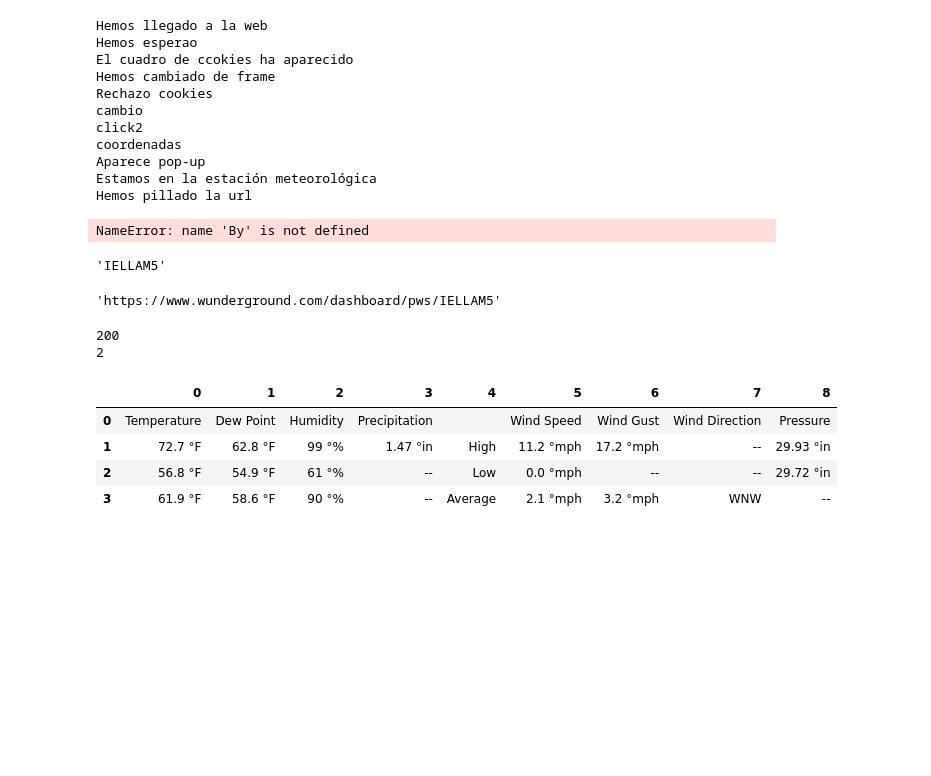
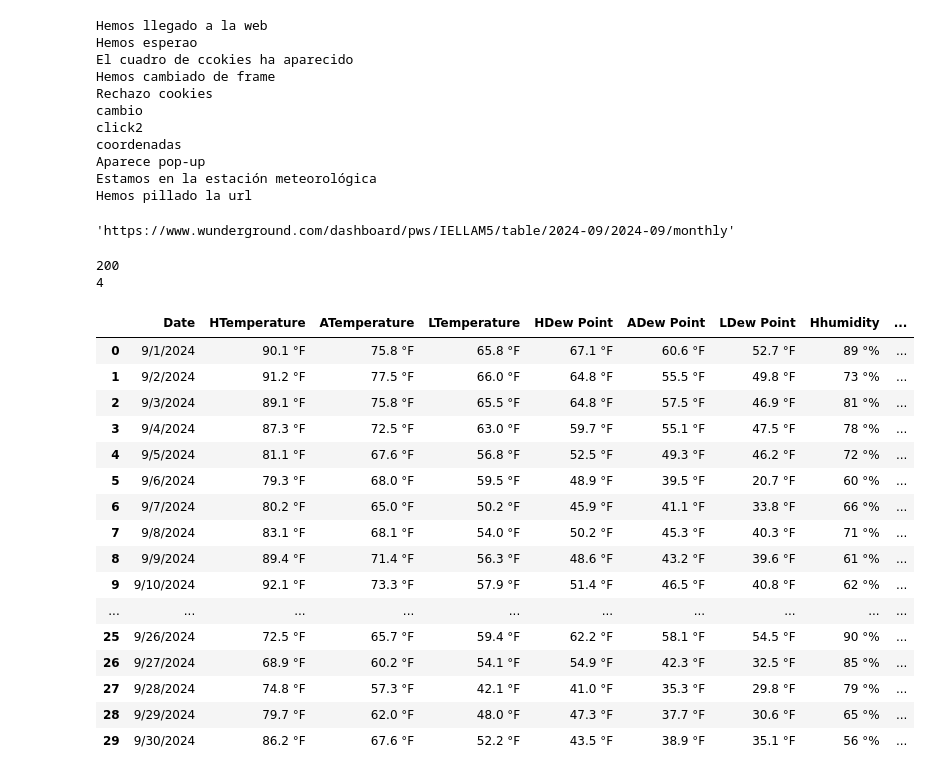
Before and after one commit to fdzvictor/m3_lab3_selenium, a Jupyter notebook: Scrap_wundergrund.ipynb, the cells around one changed output. Cells and saved outputs as stored; diff of their text form; code cells hidden in the pictures; blank space fills up the shorter version.

Commit message:
Tabla correcta done. queda automatización y limpieza de funciones

```diff
--- a/Scrap_wundergrund.ipynb
+++ b/Scrap_wundergrund.ipynb
@@ -105,10 +129,9 @@ driver.find_element("css selector",'#notice > div.message-component.message-row.
 print("Rechazo cookies")
 driver.switch_to.default_content()
 sleep(1)
+print("cambio")
 
-print("cambio")
 sleep(2)
-
 driver.find_element("xpath",'/html/body/app-root/app-history-search/one-column-layout/wu-header/sidenav/mat-sidenav-container/mat-sidenav-content/div[1]/div[2]/lib-search/div/div/div/input').click()
 print("click2")
 
@@ -126,8 +149,8 @@ print("Estamos en la estación meteorológica")
 url_coordenadas = driver.find_element("xpath", '/html/head/link[51]').get_attribute("href")
 print("Hemos pillado la url")
 sleep(3)
-tabla = driver.find_element(By.XPATH,'/html/body/app-root/app-dashboard/one-column-layout/wu-header/sidenav/mat-sidenav-container/mat-sidenav-content/div[2]/section/section[1]/div[1]/div/section/div/div/div/lib-history/div[2]/lib-history-table/div').text
-print("Hemos llegado a la tabla")
+# tabla = driver.find_element(By.XPATH,'/html/body/app-root/app-dashboard/one-column-layout/wu-header/sidenav/mat-sidenav-container/mat-sidenav-content/div[2]/section/section[1]/div[1]/div/section/div/div/div/lib-history/div[2]/lib-history-table/div').text
+# print("Hemos llegado a la tabla")
 # %% [output]
 Hemos llegado a la web
 Hemos esperao
@@ -140,56 +163,57 @@ coordenadas
 Aparece pop-up
 Estamos en la estación meteorológica
 Hemos pillado la url
-NameError: name 'By' is not defined
 # %%
 codigo_estacion = url_coordenadas.split("/")[-1]
-for mes in range (1-10):
+for mes in range (1,10):
     url_a_rellenar = f"https://www.wunderground.com/dashboard/pws/{codigo_estacion}/table/2024-0{mes}/2024-0{mes}/monthly"
 
 #Automatizar todo con el 4loop
-# %% [output]
-'IELLAM5'
 # %%
 url_coordenadas
+url_a_rellenar
 # %% [output]
-'https://www.wunderground.com/dashboard/pws/IELLAM5'
+'https://www.wunderground.com/dashboard/pws/IELLAM5/table/2024-09/2024-09/monthly'
 # %%
-url_wunder = url_coordenadas
+url_wunder = url_a_rellenar
 response_wunder = requests.get(url_wunder)
 print(response_wunder.status_code)
 sopa_wunder = BeautifulSoup(response_wunder.content, "html.parser")
 
 
 tablas_wunder = sopa_wunder.findAll("table")
 print (len(tablas_wunder))
 
+# sopa_wunder.find_all("tr")
 rows = []
 headers = [header.text for header in sopa_wunder.find_all('th')]
-for row in sopa_wunder.find_all('tr')[1:]:
-    rows.append([cell.text.strip() for cell in row.find_all(['th', 'td'])])
+for row in sopa_wunder.find_all('tr')[44:]:
+    rows.append([cell.text.strip() for cell in row.find_all(['td'])])
 
 
-headers = ["Temperature","Dew Point","Humidity","Precipitation","Wind Speed","Wind Gust","Wind Direction","Pressure"]
+headers = ["Date","HTemperature","ATemperature","LTemperature","HDew Point","ADew Point","LDew Point","Hhumidity","Ahumidity","Lhumidity","HSpeed","ASpeed","LSpeed","HPressure","LPressure","Acum precip."]
 
-df = pd.DataFrame(rows)
-df = df.T
-# df.drop(columns =[0,1,2,3,7,8,9,10,11], inplace = True)
-# df.columns = df.iloc[0,:]
+df = pd.DataFrame(rows,columns = headers)
 df
-# Temperature	72.7 °F	57.0 °F	62.0 °F
-# 1	Dew Point	62.8 °F	55.4 °F	58.7 °F
-# 2	Humidity	99 °%	61 °%	90 °%
-# 3	Precipitation	1.47 °in	--	--
-# 4		High	Low	Average
-# 5	Wind Speed	11.2 °mph	0.0 °mph	2.2 °mph
-# 6	Wind Gust	17.2 °mph	--	3.2 °mph
-# 7	Wind Direction	--	--	WNW
-# 8	Pressure
+# # df.drop(columns =[0,1,2,3,7,8,9,10,11], inplace = True)
+# # df.columns = df.iloc[0,:]
 # %% [output]
 200
-2
+4
-|  | 0 | 1 | 2 | 3 | 4 | 5 | 6 | 7 | 8 |
-| 0 | Temperature | Dew Point | Humidity | Precipitation |  | Wind Speed | Wind Gust | Wind Direction | Pressure |
-| 1 | 72.7 °F | 62.8 °F | 99 °% | 1.47 °in | High | 11.2 °mph | 17.2 °mph | -- | 29.93 °in |
-| 2 | 56.8 °F | 54.9 °F | 61 °% | -- | Low | 0.0 °mph | -- | -- | 29.72 °in |
-| 3 | 61.9 °F | 58.6 °F | 90 °% | -- | Average | 2.1 °mph | 3.2 °mph | WNW | -- |
+|  | Date | HTemperature | ATemperature | LTemperature | HDew Point | ADew Point | LDew Point | Hhumidity | ... |
+| 0 | 9/1/2024 | 90.1 °F | 75.8 °F | 65.8 °F | 67.1 °F | 60.6 °F | 52.7 °F | 89 °% | ... |
+| 1 | 9/2/2024 | 91.2 °F | 77.5 °F | 66.0 °F | 64.8 °F | 55.5 °F | 49.8 °F | 73 °% | ... |
+| 2 | 9/3/2024 | 89.1 °F | 75.8 °F | 65.5 °F | 64.8 °F | 57.5 °F | 46.9 °F | 81 °% | ... |
+| 3 | 9/4/2024 | 87.3 °F | 72.5 °F | 63.0 °F | 59.7 °F | 55.1 °F | 47.5 °F | 78 °% | ... |
+| 4 | 9/5/2024 | 81.1 °F | 67.6 °F | 56.8 °F | 52.5 °F | 49.3 °F | 46.2 °F | 72 °% | ... |
+| 5 | 9/6/2024 | 79.3 °F | 68.0 °F | 59.5 °F | 48.9 °F | 39.5 °F | 20.7 °F | 60 °% | ... |
+| 6 | 9/7/2024 | 80.2 °F | 65.0 °F | 50.2 °F | 45.9 °F | 41.1 °F | 33.8 °F | 66 °% | ... |
+| 7 | 9/8/2024 | 83.1 °F | 68.1 °F | 54.0 °F | 50.2 °F | 45.3 °F | 40.3 °F | 71 °% | ... |
+| 8 | 9/9/2024 | 89.4 °F | 71.4 °F | 56.3 °F | 48.6 °F | 43.2 °F | 39.6 °F | 61 °% | ... |
+| 9 | 9/10/2024 | 92.1 °F | 73.3 °F | 57.9 °F | 51.4 °F | 46.5 °F | 40.8 °F | 62 °% | ... |
+| ... | ... | ... | ... | ... | ... | ... | ... | ... | ... |
+| 25 | 9/26/2024 | 72.5 °F | 65.7 °F | 59.4 °F | 62.2 °F | 58.1 °F | 54.5 °F | 90 °% | ... |
+| 26 | 9/27/2024 | 68.9 °F | 60.2 °F | 54.1 °F | 54.9 °F | 42.3 °F | 32.5 °F | 85 °% | ... |
+| 27 | 9/28/2024 | 74.8 °F | 57.3 °F | 42.1 °F | 41.0 °F | 35.3 °F | 29.8 °F | 79 °% | ... |
+| 28 | 9/29/2024 | 79.7 °F | 62.0 °F | 48.0 °F | 47.3 °F | 37.7 °F | 30.6 °F | 65 °% | ... |
+| 29 | 9/30/2024 | 86.2 °F | 67.6 °F | 52.2 °F | 43.5 °F | 38.9 °F | 35.1 °F | 56 °% | ... |
```
Also changed, not shown: parts of 7 cells of this notebook.
